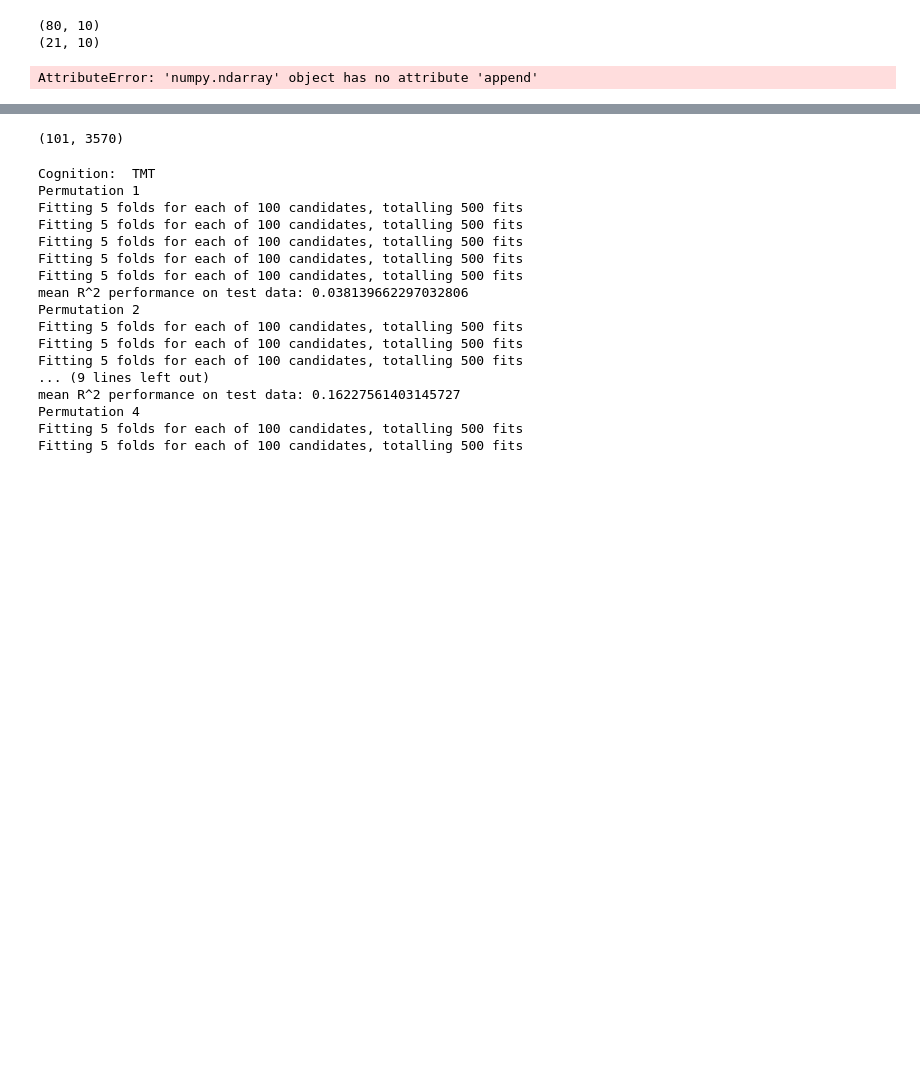
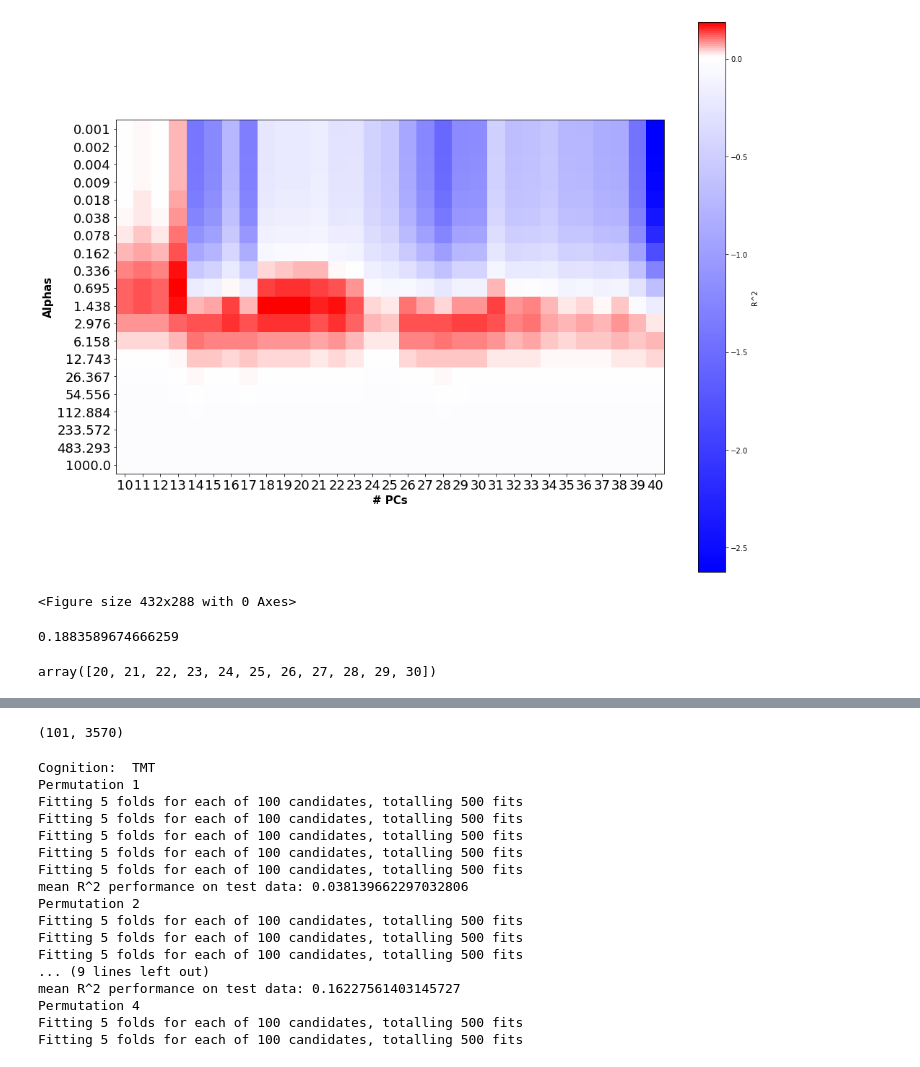
Before and after one commit to emilyolafson/cognition_nemo, a Jupyter notebook: iowa_SC_FC_cognition.ipynb, the cells around one changed output, grey strips where cells are left out. Drawn from its saved outputs; the diff is of its cells as text; code cells hidden in the pictures; blank space fills up the shorter version.

Commit message:
select opt PCs and alphas

```diff
--- a/iowa_SC_FC_cognition.ipynb
+++ b/iowa_SC_FC_cognition.ipynb
@@ -240,19 +299,40 @@ Final size of X: (101, 3570)
 # %%
+plt.figure(figsize=(17,14))
+shifted_cmap = shiftedColorMap(plt.get_cmap('bwr'), midpoint=0.94, name='shifted')
+
+plt.imshow(gcv_values, cmap=shifted_cmap, interpolation='nearest')
+
+plt.xlabel('# PCs', fontsize=15, fontweight='bold')
+plt.ylabel('Alphas', fontsize=15, fontweight='bold')
+
+ax = plt.axes()
+
+ax.xaxis.set_major_locator(plt.MultipleLocator(1))
+ax.yaxis.set_major_locator(plt.MultipleLocator(1))
+
+xticks= np.linspace(pc_start, pc_end,n_pcs, dtype=int)
+yticks= np.logspace(alpha_start, alpha_end, n_alphas, base=10, dtype=None)
+
+plt.xticks(np.arange(len(pcas)), fontsize=18)
+plt.yticks(np.arange(len(alphas)), fontsize=18)
+
+ax.set_xticklabels(xticks)
+ax.set_yticklabels(np.round(yticks,3))
+
+#ax.xaxis.set_major_formatter(mpl.ticker.StrMethodFormatter('{xticks: .2f}'))
+cbar = plt.colorbar()
+cbar.set_label('R^2')
+plt.show()
+
+plt.savefig(results_dir+'alpha_PCspace_1.png')
 # %% [output]
+[figure, added]
-(80, 10)
-(21, 10)
+<Figure size 432x288 with 0 Axes>
-# %%
-# set aside data for outer loop testing:
-x, x_test, y, y_test = train_test_split(X, Y, test_size=1-train_size, shuffle=True, random_state=42)
-
-# inner loop: model selection & hyperparameter optimization.
-r2_all=[]
-
-alphas = np.logspace(-3, 3, base=10, dtype=None)
-
-i=0
-for alpha in alphas:
-    r2=gcv_ridge(alpha, x, y, 10)
-    r2_all[i]
-# %% [output]
-AttributeError: 'numpy.ndarray' object has no attribute 'append'
+# %%
+np.max(gcv_values)
+# %% [output]
+0.1883589674666259
+# %%
+ np.linspace(20, 30,11, dtype=int)
+# %% [output]
+array([20, 21, 22, 23, 24, 25, 26, 27, 28, 29, 30])
```
Also changed, not shown: parts of 7 cells of this notebook, 1 other file.
